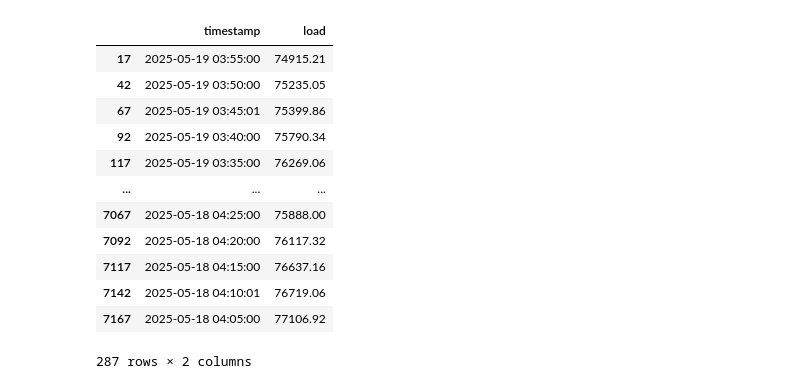
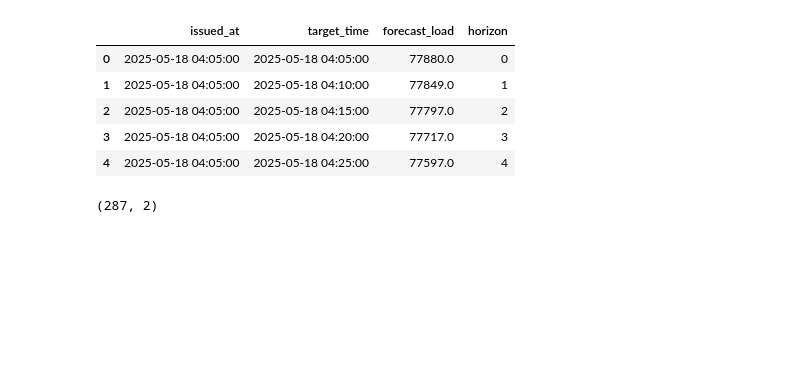
Before and after one commit to navin-prasath-s/EnergyPrediction, a Jupyter notebook: notebooks/explore_test_functions.ipynb, the cells around one changed output. Cells and saved outputs as stored; diff of their text form; code cells hidden in the pictures; blank space fills up the shorter version.

```diff
--- a/notebooks/explore_test_functions.ipynb
+++ b/notebooks/explore_test_functions.ipynb
@@ -23,17 +29,14 @@ forecast_df = clean_forecast_data(forecast)
+# %%
+forecast_df.head()
+# %% [output]
+|  | issued_at | target_time | forecast_load | horizon |
+| 0 | 2025-05-18 04:05:00 | 2025-05-18 04:05:00 | 77880.0 | 0 |
+| 1 | 2025-05-18 04:05:00 | 2025-05-18 04:10:00 | 77849.0 | 1 |
+| 2 | 2025-05-18 04:05:00 | 2025-05-18 04:15:00 | 77797.0 | 2 |
+| 3 | 2025-05-18 04:05:00 | 2025-05-18 04:20:00 | 77717.0 | 3 |
+| 4 | 2025-05-18 04:05:00 | 2025-05-18 04:25:00 | 77597.0 | 4 |
 # %%
-actual_df
+actual_df.shape
 # %% [output]
-|  | timestamp | load |
-| 17 | 2025-05-19 03:55:00 | 74915.21 |
-| 42 | 2025-05-19 03:50:00 | 75235.05 |
-| 67 | 2025-05-19 03:45:01 | 75399.86 |
-| 92 | 2025-05-19 03:40:00 | 75790.34 |
-| 117 | 2025-05-19 03:35:00 | 76269.06 |
-| ... | ... | ... |
-| 7067 | 2025-05-18 04:25:00 | 75888.00 |
-| 7092 | 2025-05-18 04:20:00 | 76117.32 |
-| 7117 | 2025-05-18 04:15:00 | 76637.16 |
-| 7142 | 2025-05-18 04:10:01 | 76719.06 |
-| 7167 | 2025-05-18 04:05:00 | 77106.92 |
-287 rows × 2 columns
+(287, 2)
 # %%
```
Also changed, not shown: parts of 12 cells of this notebook, 7 other files.
